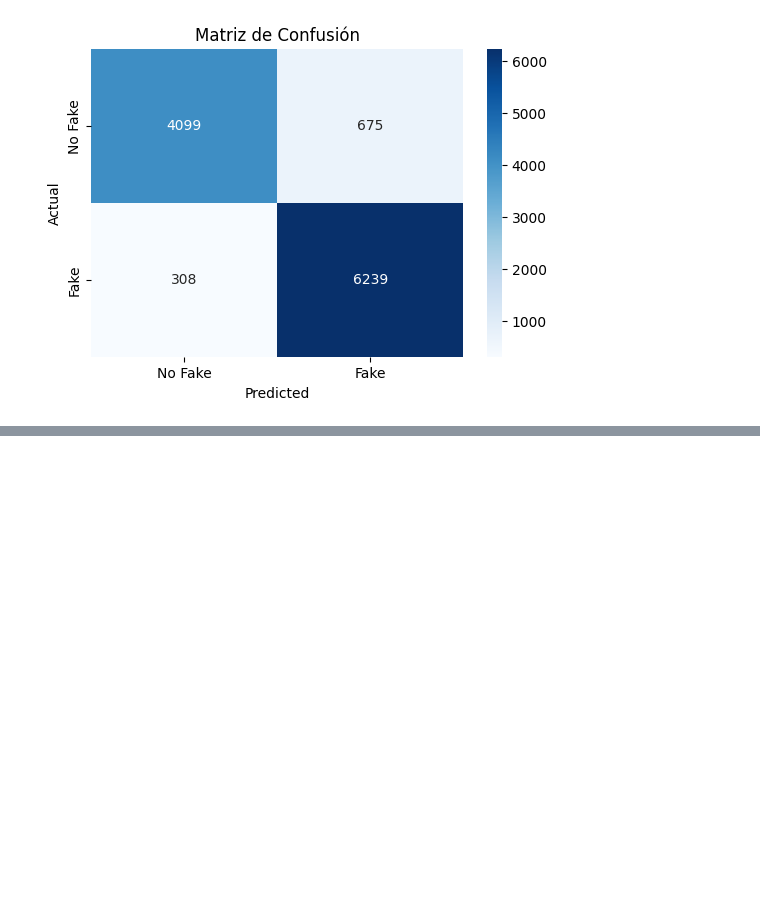
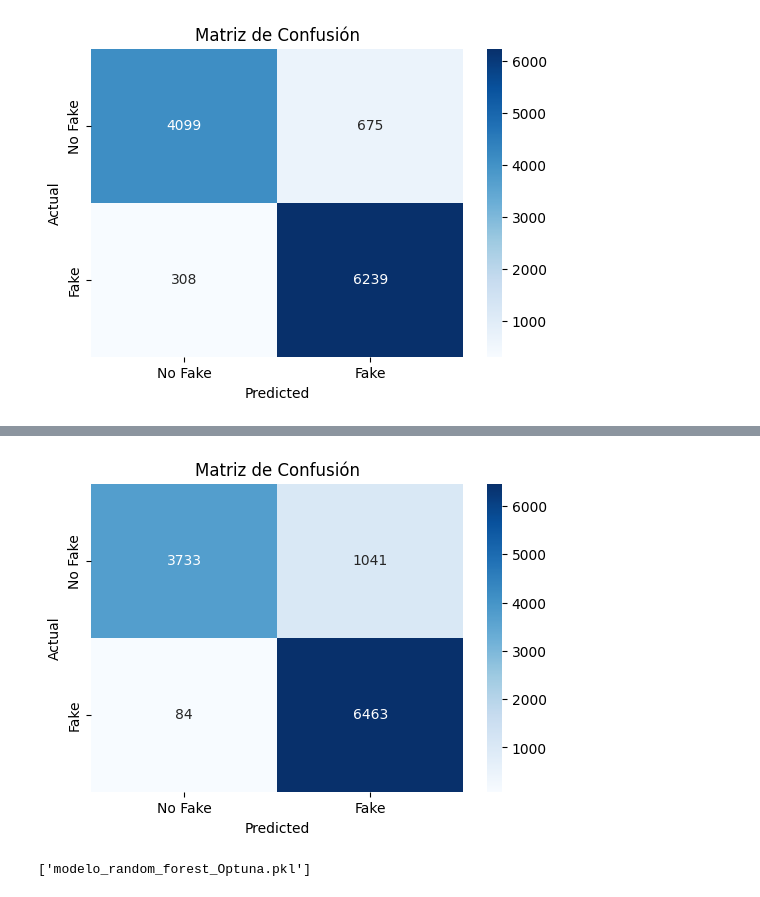
Before and after one commit to cflorido/Text-Analytics-Tool, a Jupyter notebook: code.ipynb, the cells around one changed output, grey strips where cells are left out. Drawn from its saved outputs; the diff is of its cells as text; code cells hidden in the pictures; blank space fills up the shorter version.

```diff
--- a/code.ipynb
+++ b/code.ipynb
@@ -277,0 +387,22 @@ plt.show()
+# %%
+import matplotlib.pyplot as plt
+from sklearn.metrics import accuracy_score, precision_score, recall_score, f1_score, fbeta_score, r2_score, confusion_matrix
+import seaborn as sns
+# Matriz de confusión
+conf_matrix = confusion_matrix(y_test, y_pred)
+plt.figure(figsize=(6, 4))
+sns.heatmap(conf_matrix, annot=True, fmt='d', cmap='Blues', xticklabels=['No Fake', 'Fake'], yticklabels=['No Fake', 'Fake'])
+plt.xlabel('Predicted')
+plt.ylabel('Actual')
+plt.title('Matriz de Confusión')
+plt.show()
+# %% [output]
+[figure, added]
+# %%
+
+import joblib
+
+# Guardar el modelo entrenado
+joblib.dump(model, "modelo_random_forest_Optuna.pkl")
+# %% [output]
+['modelo_random_forest_Optuna.pkl']
```
Also changed, not shown: parts of 2 cells of this notebook, 2 other files.
